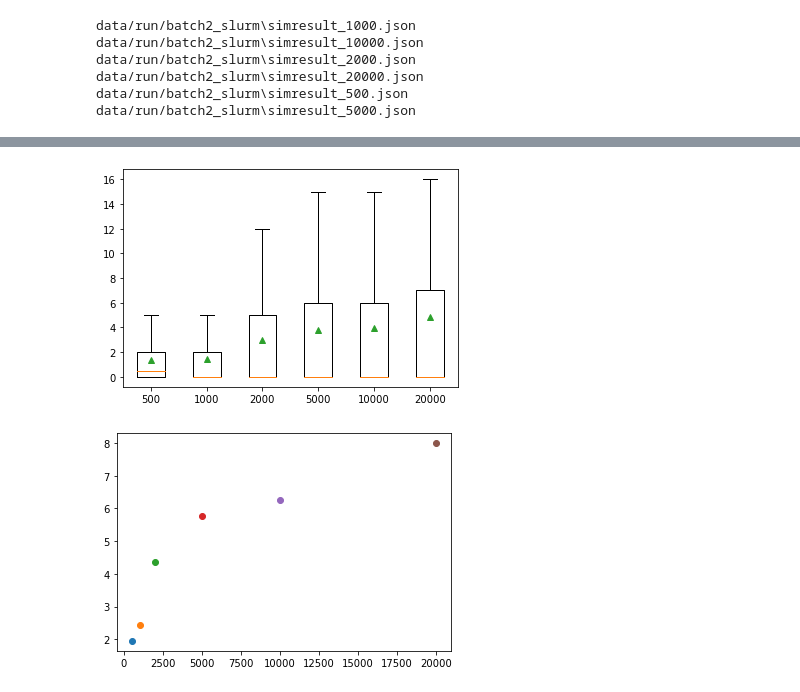
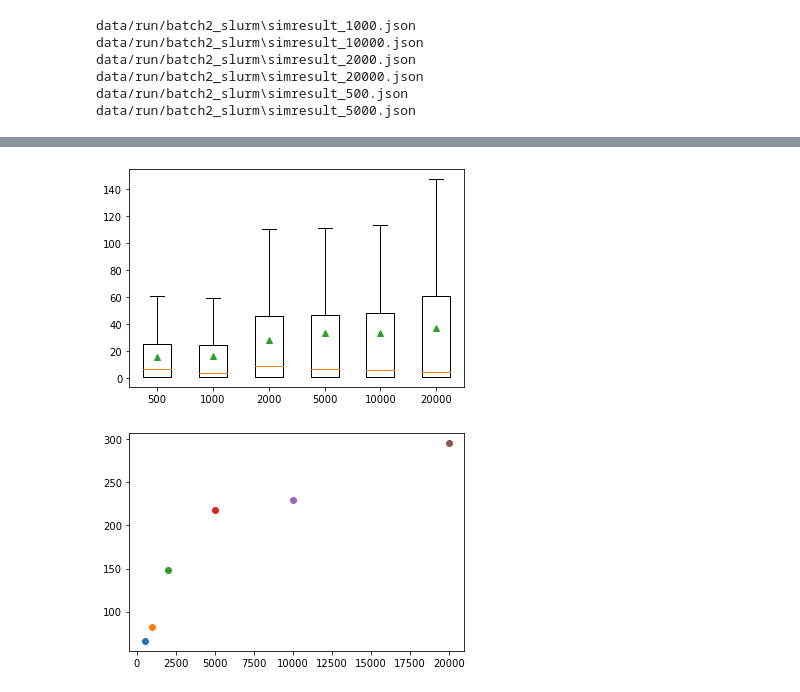
Before and after one commit to andrei-rusu/contact-tracing-model, a Jupyter notebook: SimulateCovid.ipynb, the cells around one changed output, grey strips where cells are left out. Saved outputs shown, nothing was run; the diff lists cells and outputs as text; code cells hidden in the pictures.

```diff
--- a/SimulateCovid.ipynb
+++ b/SimulateCovid.ipynb
@@ -490,20 +526,20 @@ data/run/batch2_slurm\simresult_5000.json
 # %%
 tr = "0.1"
-key = 'average-overall-death'
+key = 'average-max-infected'
 
 fig, ax = plt.subplots()
 
 to_plot = []
 for netsize in sorted(res):
     entry = deepcopy(res[netsize][tr][key])
     entry['label'] = netsize
     to_plot.append(entry)
 ax.bxp(to_plot, showfliers=False, showmeans=True)
 plt.show()
 # %% [output]
-[figure, old version]
+[figure, new version]
 # %%
 for netsize in sorted(res):
     plt.scatter(netsize, res[netsize][tr][key]['std'])
 # %% [output]
-[figure, old version]
+[figure, new version]
```
Also changed, not shown: parts of 10 cells of this notebook, 13 other files.
